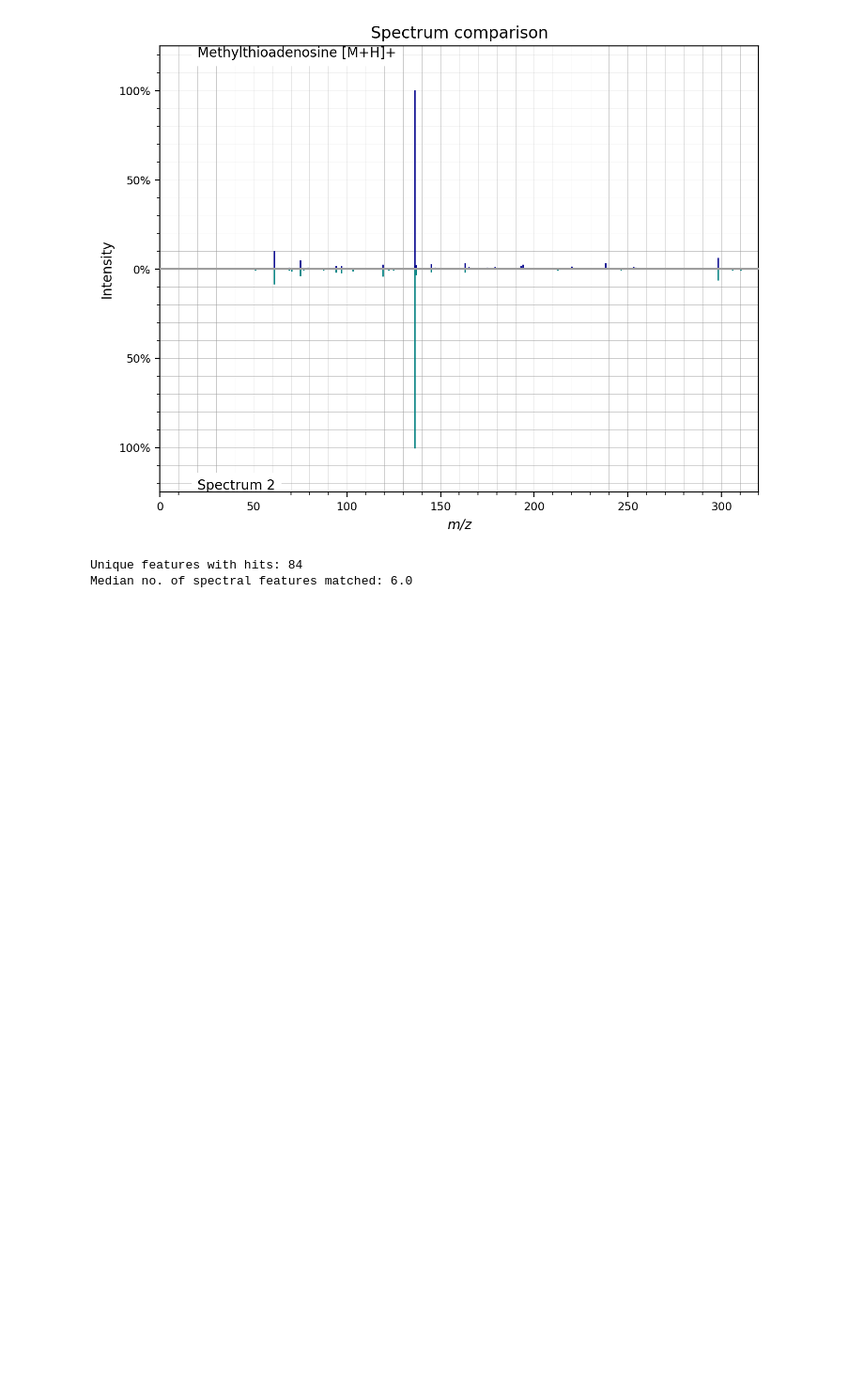
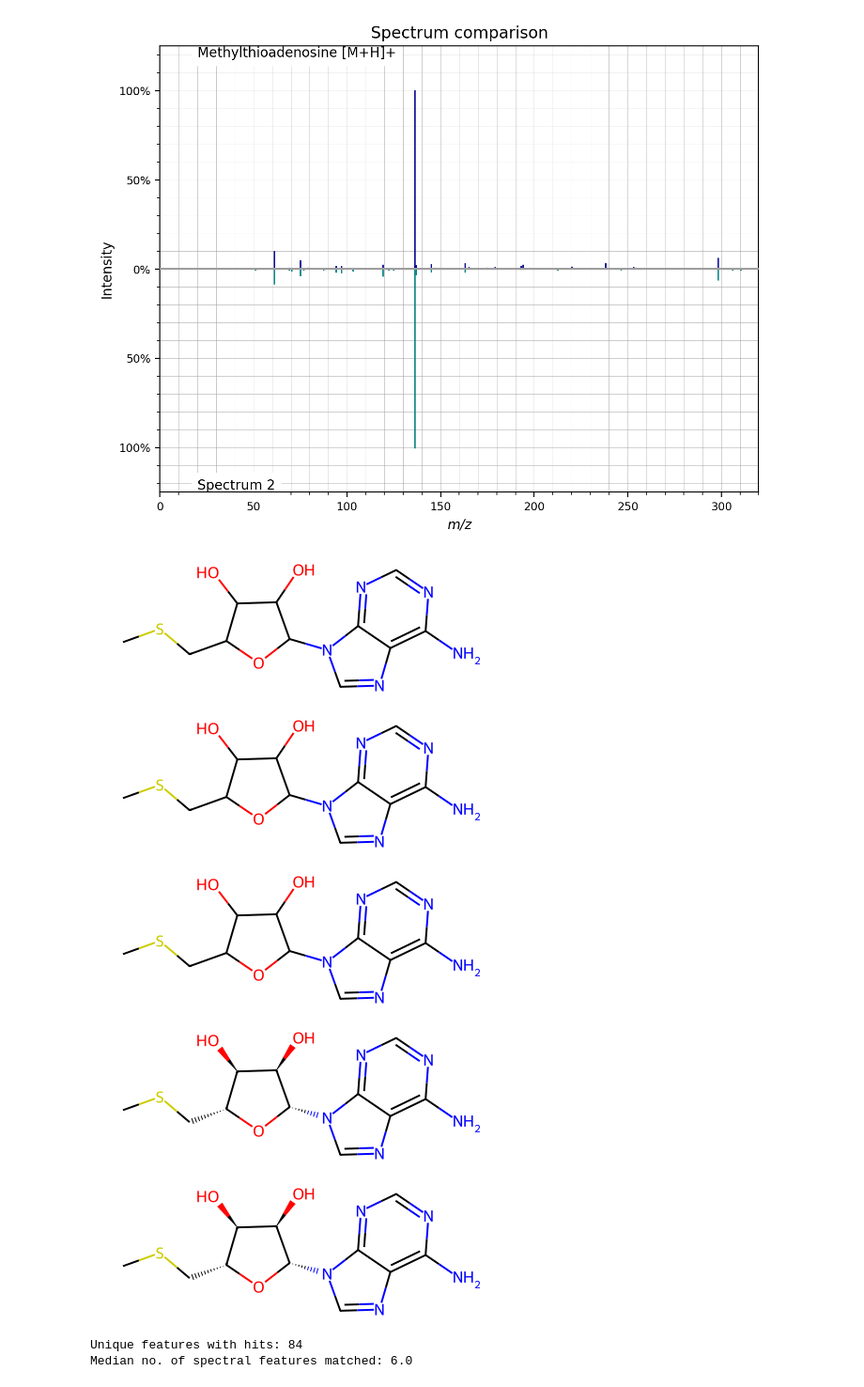
Before and after one commit to jonathan-hunter/Metabolomics-Pipeline, a Jupyter notebook: Docker/sync/metabolomics-DB-search.ipynb, the cells around one changed output. Shown at 94% size. Cells and saved outputs as stored; diff of their text form; code cells hidden in the pictures; blank space fills up the shorter version.

```diff
--- a/Docker/sync/metabolomics-DB-search.ipynb
+++ b/Docker/sync/metabolomics-DB-search.ipynb
@@ -226,12 +184,19 @@ plt.show()
 # %%
 # Generate structures from the top 5 hits.
 i = 0
-for (hit, score), query in FT2095[:5]:
+for (hit, score), query in FT2096[:5]:
     smiles = (hit.get("smiles"))
     if smiles != None:
         m = Chem.MolFromSmiles(smiles)
         Draw.MolToFile(m, f"sync/Output/Structures/hit{i}.png")
     i += 1
+    display(m)
+# %% [output]
+[figure, added]
+[figure, added]
+[figure, added]
+[figure, added]
+[figure, added]
 # %%
 ## Summary statistics
 print(f"Unique features with hits: {len(results_assigned_df_80["Query feature ID"].unique())}")
```
Also changed, not shown: parts of 6 cells of this notebook.
